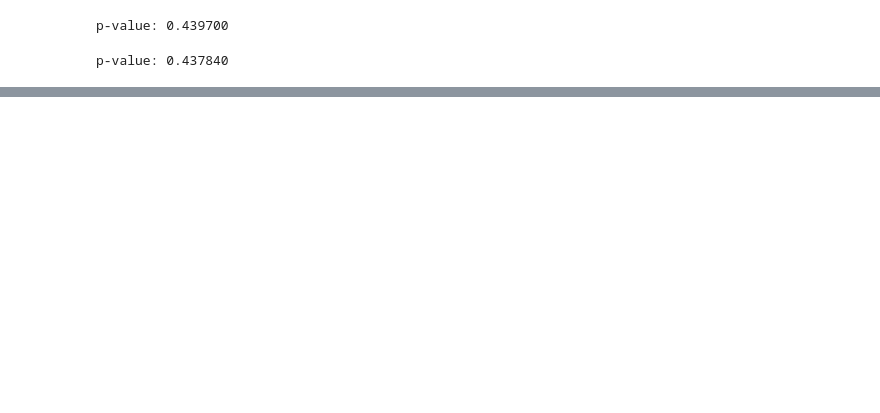
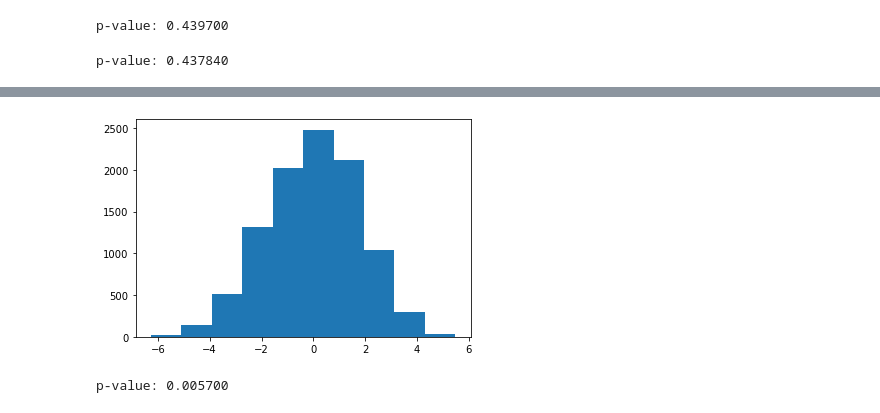
Before and after one commit to Laztrex/basic-statistic, a Jupyter notebook: study/_temp/non_parametric_tests.ipynb, the cells around one changed output, grey strips where cells are left out. Drawn from its saved outputs; the diff is of its cells as text; code cells hidden in the pictures; blank space fills up the shorter version.

Commit message:
in research non-param-tests, correlations simple

```diff
--- a/study/_temp/non_parametric_tests.ipynb
+++ b/study/_temp/non_parametric_tests.ipynb
@@ -491,0 +576,4 @@ p-value: 0.437840
+# %%
+rings_damaged = data_challenger.loc[data_challenger['Incident'] == 1].Temperature
+# %%
+rings_not_damaged = data_challenger.loc[data_challenger['Incident'] == 0].Temperature
@@ -491,0 +661,28 @@ p-value: 0.437840
+# %%
+def get_random_combinations(n1, n2, max_combinations):
+    index = list(range(n1 + n2))
+    indices = set([tuple(index)])
+    for i in range(max_combinations - 1):
+        np.random.shuffle(index)
+        indices.add(tuple(index))
+    return [(index[:n1], index[n1:]) for index in indices]
+# %%
+def permutation_zero_dist_ind(sample1, sample2, max_combinations=None):
+    joined_sample = np.hstack((sample1, sample2))
+    n1 = len(sample1)
+    n = len(joined_sample)
+
+    if max_combinations:
+        indices = get_random_combinations(n1, len(sample2), max_combinations)
+    else:
+        indices = [(list(index), filter(lambda i: i not in index, range(n))) \
+                    for index in itertools.combinations(range(n), n1)]
+
+    distr = [joined_sample[list(i[0])].mean() - joined_sample[list(i[1])].mean() \
+             for i in indices]
+    return distr
+# %%
+pylab.hist(permutation_zero_dist_ind(rings_damaged, rings_not_damaged, max_combinations=10000))
+pylab.show()
+# %% [output]
+[figure, added]
@@ -491,0 +707,5 @@ p-value: 0.437840
+# %%
+np.random.seed(0)
+print("p-value: %f" % permutation_test(rings_damaged, rings_not_damaged, max_permutations=10000))
+# %% [output]
+p-value: 0.005700
```
Also changed, not shown: parts of 28 cells of this notebook, 1 other file.
